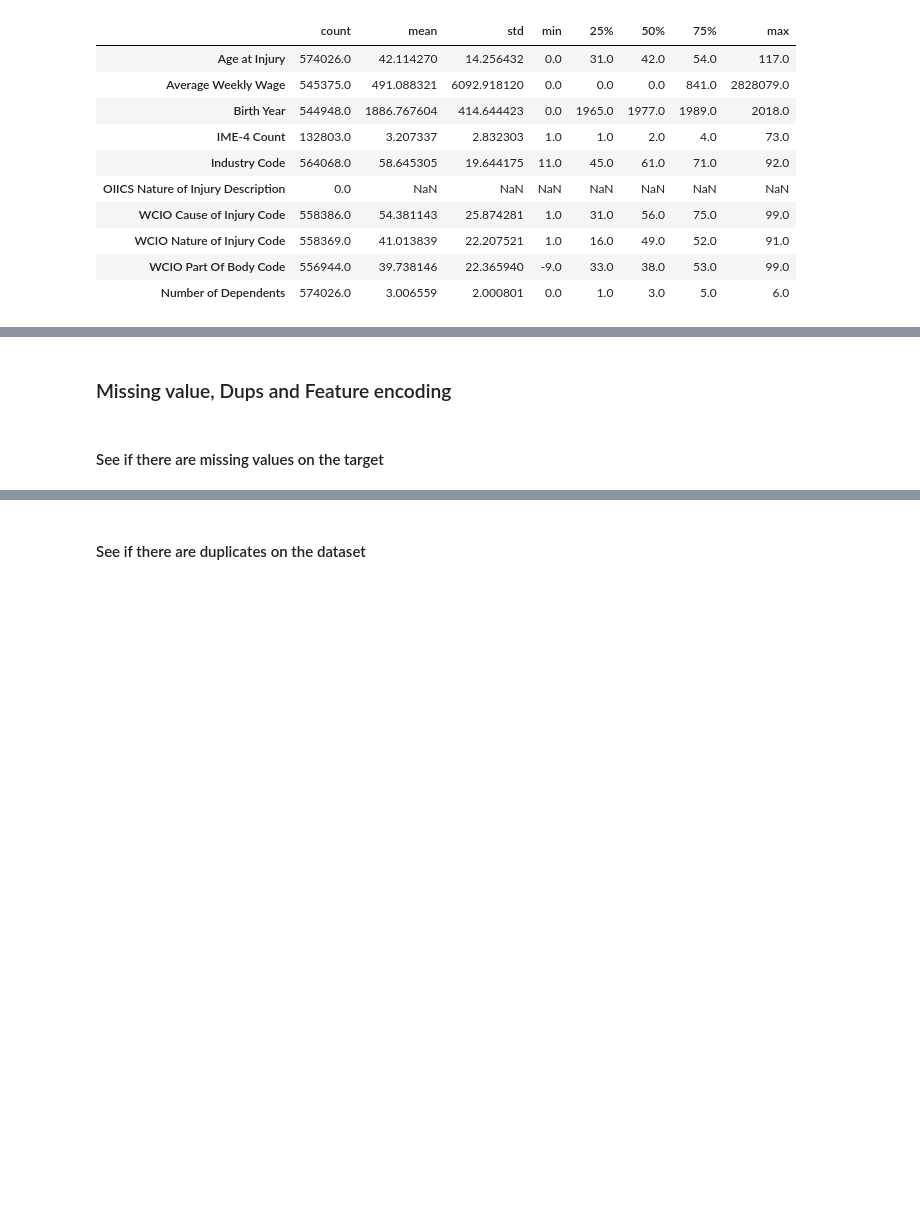
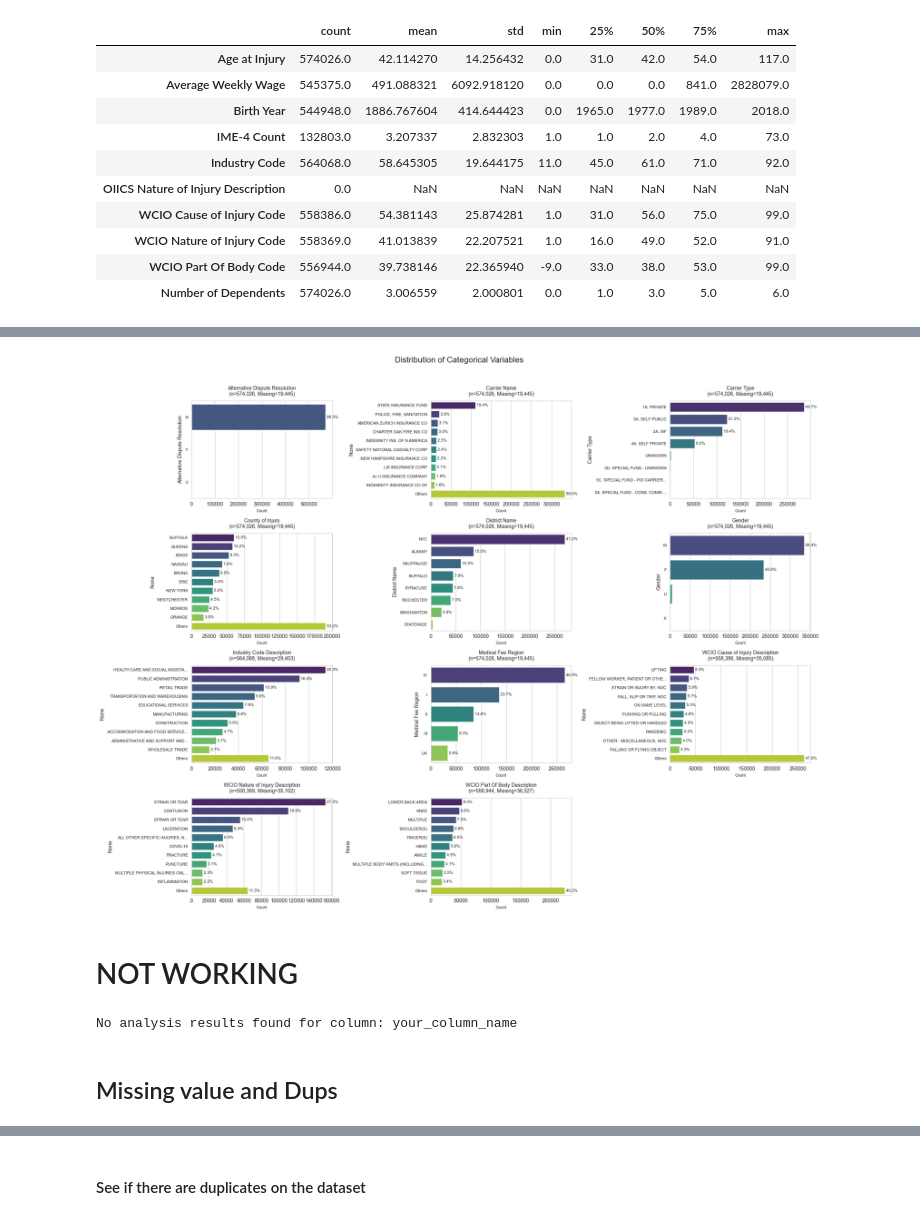
Before and after one commit to killerkiemklan/To-Grant-or-not_ML, a Jupyter notebook: 01_EDA.ipynb, the cells around one changed output, grey strips where cells are left out. Cells and saved outputs as stored; diff of their text form; code cells hidden in the pictures; blank space fills up the shorter version.

```diff
--- a/01_EDA.ipynb
+++ b/01_EDA.ipynb
@@ -369,4 +338,23 @@ def analyze_categorical_features_enhanced(data):
+# %%
+if verbose:
+    fig = plot_categorical_distributions(train_df)
+    plt.show()
+# %% [output]
+[figure, added]
+# %% [markdown]
+# NOT WORKING
+# %%
+if verbose:
+
+    # Analyze the data
+    results, report = generate_categorical_analysis_report(train_df)
+    if verbose_2:
+        print(report)
+
+    # Create visualization for a specific column
+    fig = plot_category_distributions(train_df, results, 'your_column_name')
+    plt.show()
+# %% [output]
+No analysis results found for column: your_column_name
 # %% [markdown]
-### Missing value, Dups and Feature encoding
+## Missing value and Dups
-# %% [markdown]
-#### See if there are missing values on the target
```
Also changed, not shown: parts of 30 cells of this notebook, 4 other files.
